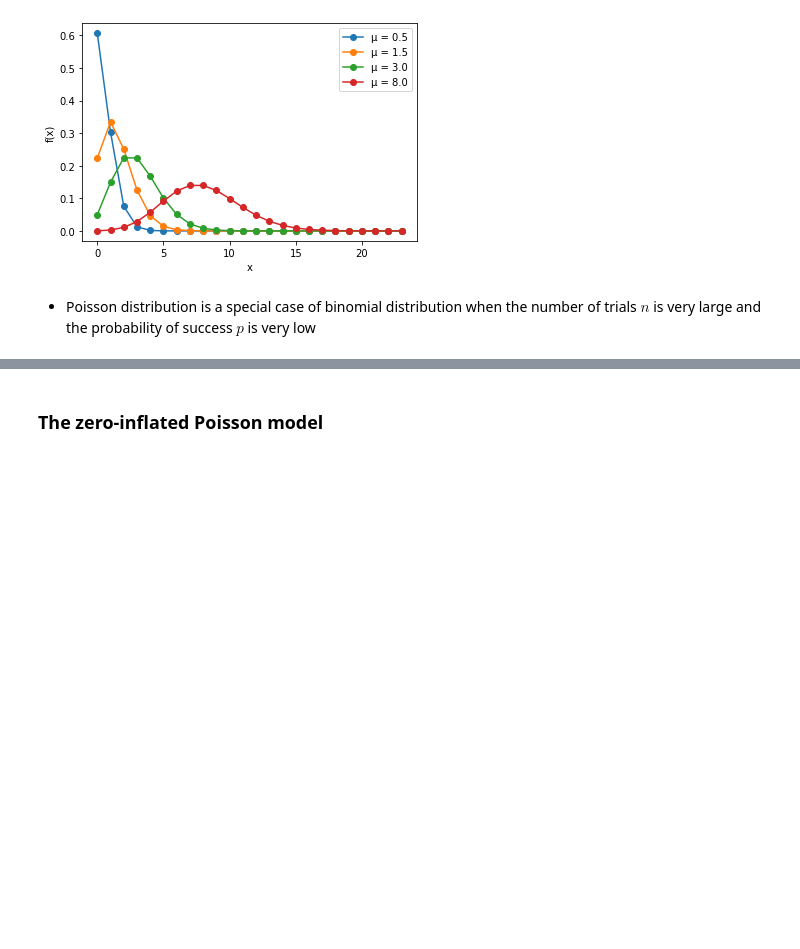
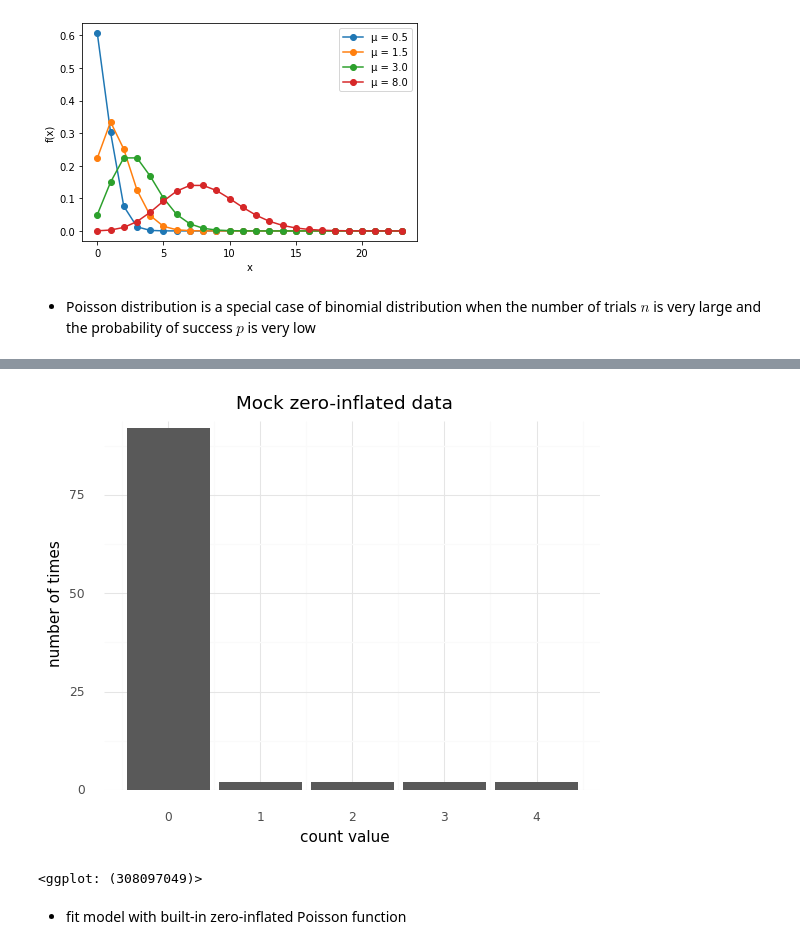
Before and after one commit to jhrcook/bayesian-analysis-with-python_e2, a Jupyter notebook: 04_generalized-linear-models.ipynb, the cells around one changed output, grey strips where cells are left out. Saved outputs shown, nothing was run; the diff lists cells and outputs as text; code cells hidden in the pictures; blank space fills up the shorter version.

Commit message:
Chapter 4. Generalized Linear Models (cont.)

```diff
--- a/04_generalized-linear-models.ipynb
+++ b/04_generalized-linear-models.ipynb
@@ -315,2 +327,27 @@ plt.show()
+# %%
+n = 100
+theta_real = 2.5
+psi_real = 0.1
+
+counts = np.array(
+    [
+        (np.random.random() > (1 - psi_real)) * np.random.poisson(theta_real)
+        for i in range(n)
+    ]
+)
+
+counts_df = pd.DataFrame({"x": counts})
+(
+    gg.ggplot(counts_df)
+    + gg.aes(x="x")
+    + gg.geom_bar()
+    + gg.scale_x_continuous(breaks=range(0, 7))
+    + gg.scale_y_continuous(expand=(0, 0, 0.02, 0))
+    + gg.theme_minimal()
+    + gg.labs(x="count value", y="number of times", title="Mock zero-inflated data")
+)
+# %% [output]
+[figure, added]
+<ggplot: (308097049)>
 # %% [markdown]
-### The zero-inflated Poisson model
+- fit model with built-in zero-inflated Poisson function
```
Also changed, not shown: parts of 18 cells of this notebook, 11 other files.
